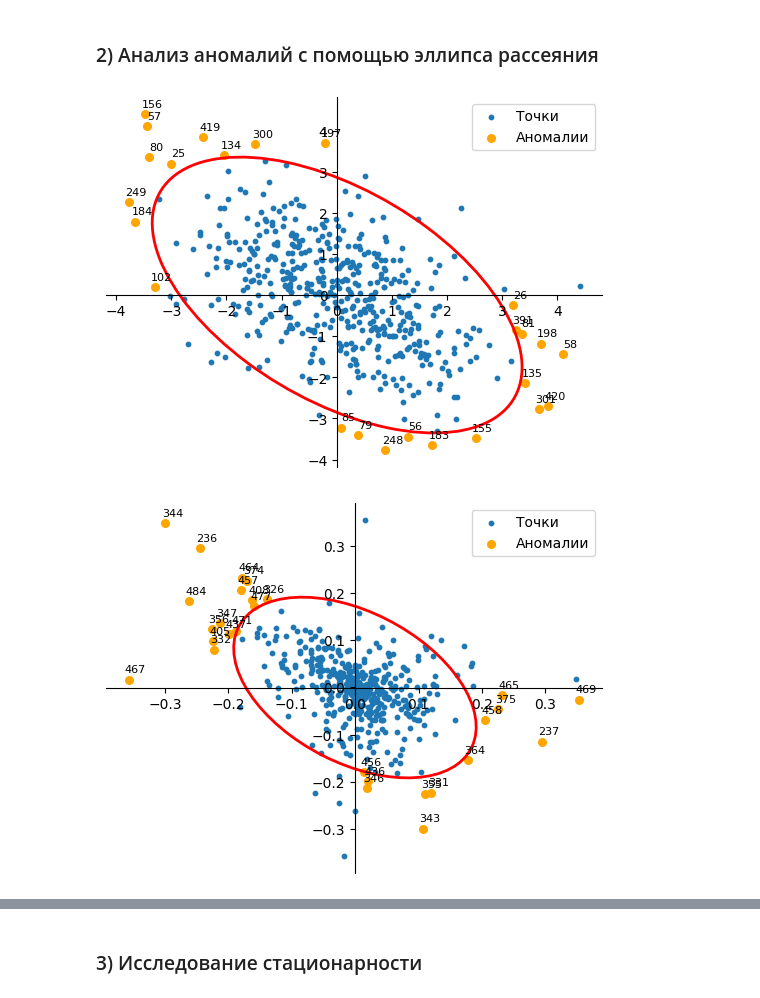
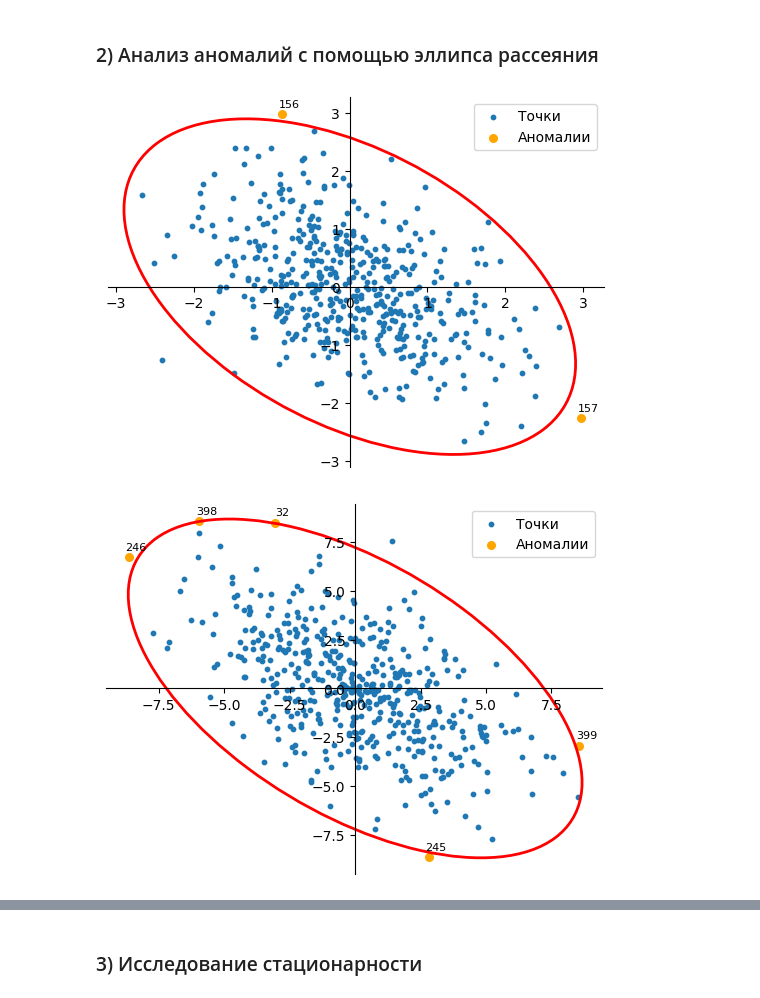
Before and after one commit to EngoyanSY/MAODI, a Jupyter notebook: LR1/LR1.ipynb, the cells around one changed output, grey strips where cells are left out. Drawn from its saved outputs; the diff is of its cells as text; code cells hidden in the pictures.

```diff
--- a/LR1/LR1.ipynb
+++ b/LR1/LR1.ipynb
@@ -24,7 +24,7 @@ def time_series(t, N, num=1):
         return result
     elif num == 2:
         for i in range(N):
-            result.append(abs(e[i]) ** (0.1 * t[i]) + 2 * np.e)
+            result.append(np.exp(0.1 * t[i]) + 2 * e[i])
         return result
 # %%
 N = 500        # Количество точек
@@ -138,14 +138,14 @@ def ellips(Y, PARAM):
 
     return anomalies
 # %%
-PARAM = 0.95
+PARAM = 0.99
 
 anom_y1 = ellips(y1, PARAM)
 
 anom_y2 = ellips(y2, PARAM)
 # %% [output]
-[figure, old version]
+[figure, new version]
-[figure, old version]
+[figure, new version]
 # %%
 def smoothing(Y, anomalies):
     X = Y.copy()
```
Also changed, not shown: parts of 13 cells of this notebook.
